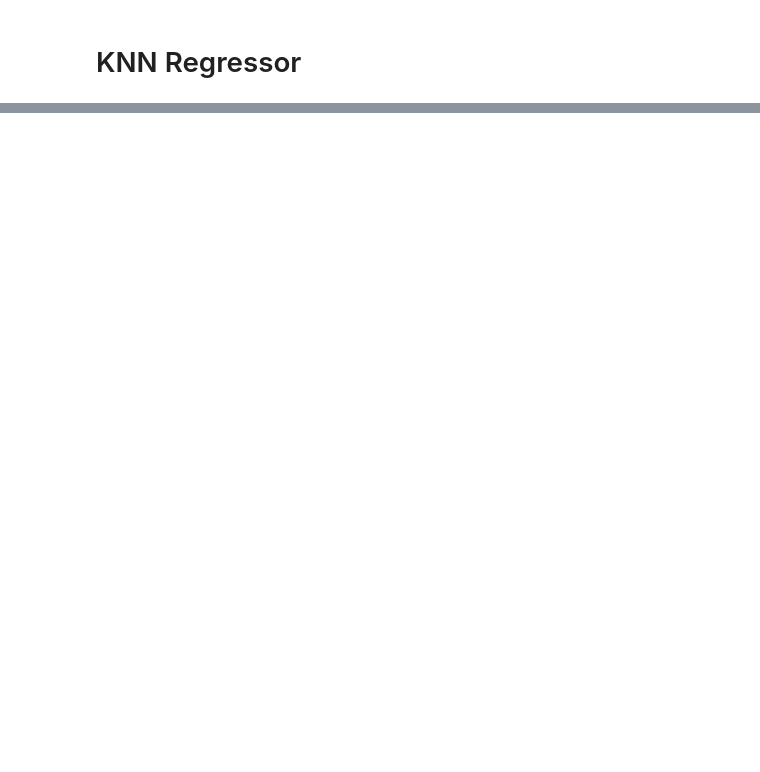
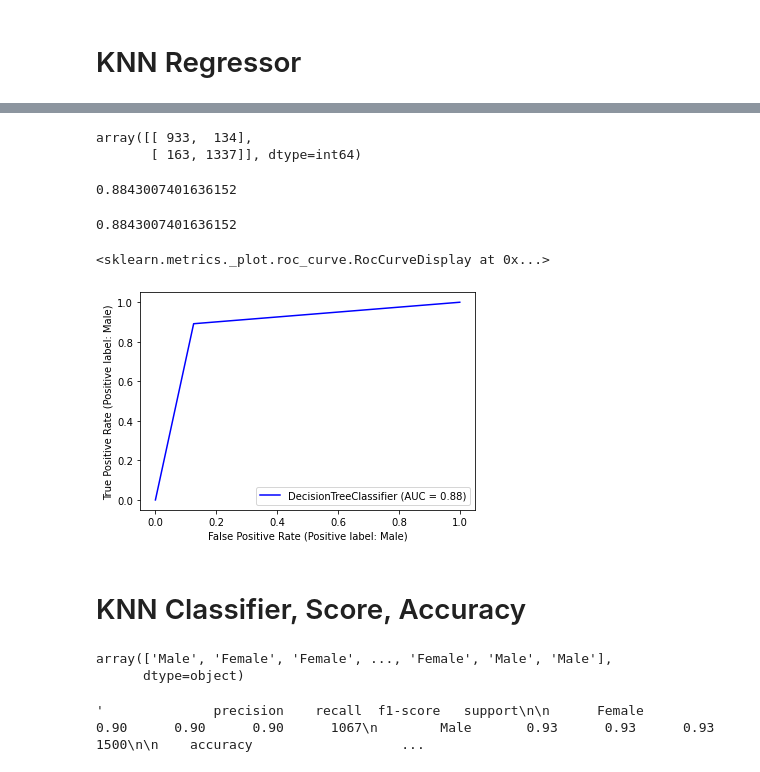
Before and after one commit to tarikulrayhan/tarikulrayhan, a Jupyter notebook: KNN for Regression and Classification.ipynb, the cells around one changed output, grey strips where cells are left out. Saved outputs shown, nothing was run; the diff lists cells and outputs as text; code cells hidden in the pictures; blank space fills up the shorter version.

```diff
--- a/KNN for Regression and Classification.ipynb
+++ b/KNN for Regression and Classification.ipynb
@@ -340,0 +241,2 @@ weighted avg       0.92      0.92      0.92      2567
+# %%
+df2=df.copy()
@@ -340,0 +252,4 @@ weighted avg       0.92      0.92      0.92      2567
+# %%
+col_x_dt_classifier = df2.drop('Gender', axis=1)
+col_y_dt_classifier = df2['Gender']
+col_x_dt_classifier.head()
@@ -340,0 +265,2 @@ weighted avg       0.92      0.92      0.92      2567
+# %%
+xtrain_dt, xtest_dt, ytrain_dt, ytest_dt = train_test_split(col_x_dt_classifier,col_y_dt_classifier,test_size=.30)
@@ -340,0 +269,8 @@ weighted avg       0.92      0.92      0.92      2567
+# %%
+from sklearn.tree import DecisionTreeClassifier
+from sklearn import tree
+dt_clf = DecisionTreeClassifier()
+dt_clf.fit(xtrain_dt, ytrain_dt)
+
+
+tree.plot_tree(dt_clf)
@@ -340,0 +318,5 @@ weighted avg       0.92      0.92      0.92      2567
+# %%
+confusion_matrix(ytest_dt, dtc_predictions)
+# %% [output]
+array([[ 933,  134],
+       [ 163, 1337]], dtype=int64)
@@ -340,0 +325,29 @@ weighted avg       0.92      0.92      0.92      2567
+# %%
+(tp+tn)/(tp+tn+fp+fn)
+# %% [output]
+0.8843007401636152
+# %%
+accuracy_score(ytest_dt, dtc_predictions)
+# %% [output]
+0.8843007401636152
+# %%
+plot_roc_curve(dt_clf, xtest_dt, ytest_dt, color='Blue')
+# %% [output]
+<sklearn.metrics._plot.roc_curve.RocCurveDisplay at 0x...>
+[figure, added]
+# %% [markdown]
+# KNN Classifier, Score, Accuracy
+# %%
+from sklearn.neighbors import KNeighborsClassifier
+kn_clf = KNeighborsClassifier(n_neighbors=5)
+
+kn_clf.fit(xtrain_dt, ytrain_dt)
+knc_predictions = kn_clf.predict(xtest_dt)
+knc_predictions
+# %% [output]
+array(['Male', 'Female', 'Female', ..., 'Female', 'Male', 'Male'],
+      dtype=object)
+# %%
+classification_report(ytest_dt, knc_predictions)
+# %% [output]
+'              precision    recall  f1-score   support\n\n      Female       0.90      0.90      0.90      1067\n        Male       0.93      0.93      0.93      1500\n\n    accuracy                   ...
```
Also changed, not shown: parts of 92 cells of this notebook.
